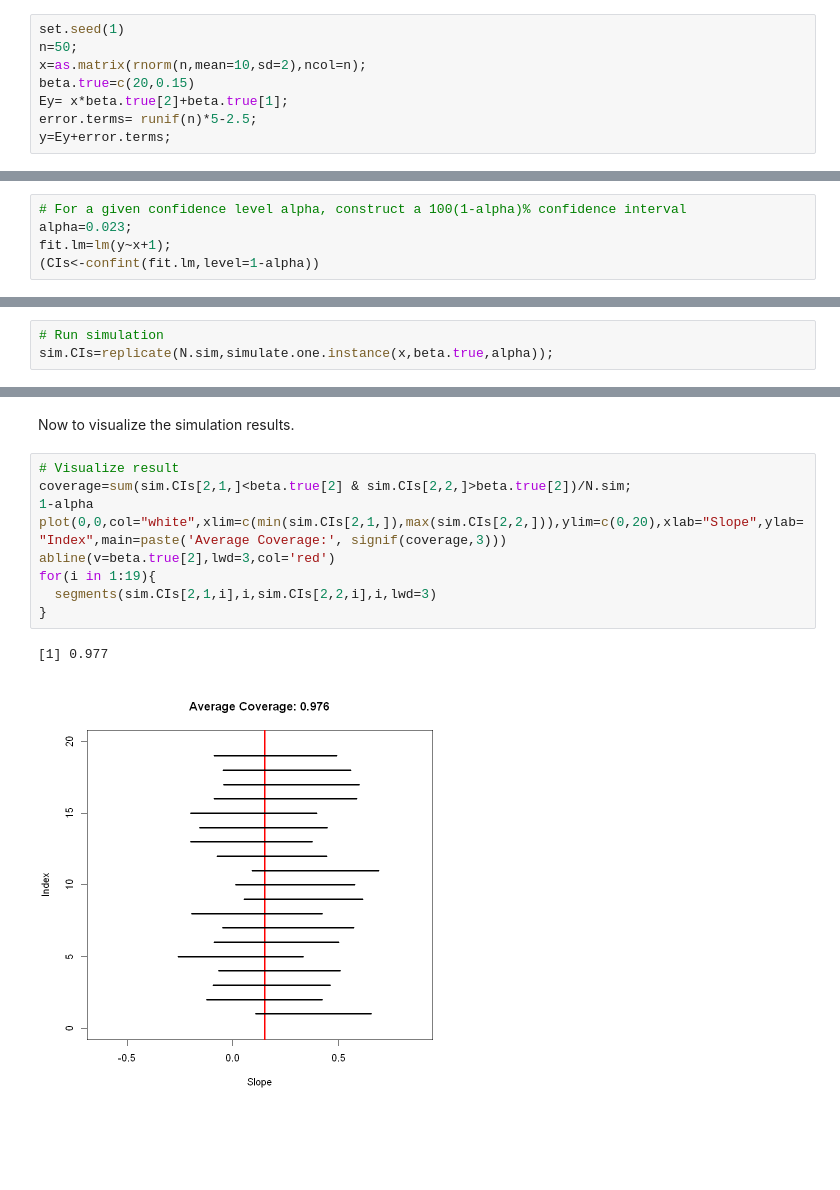
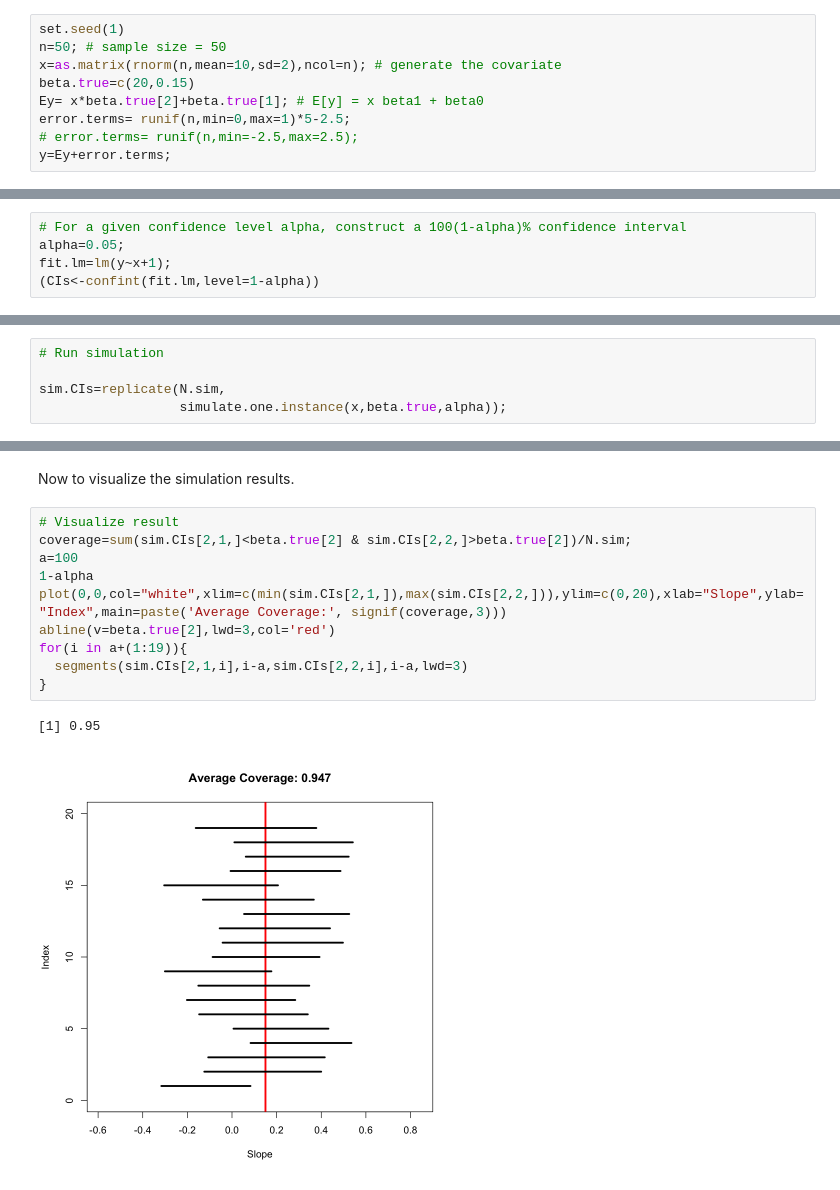
Before and after one commit to ChenShizhe/StatDataScience, a Jupyter notebook: Notes/AppendixDSimulation.ipynb, the cells around one changed output, grey strips where cells are left out. Saved outputs shown, nothing was run; the diff lists cells and outputs as text; blank space fills up the shorter version.

```diff
--- a/Notes/AppendixDSimulation.ipynb
+++ b/Notes/AppendixDSimulation.ipynb
@@ -133,17 +145,18 @@ $$
 where $\epsilon$ follows a uniform distribution in $[-2.5,2.5]$. The covariate $x$ will be drawn from a normal distribution with mean 10 and variance 4.
 # %%
 set.seed(1)
-n=50;
-x=as.matrix(rnorm(n,mean=10,sd=2),ncol=n);
+n=50; # sample size = 50
+x=as.matrix(rnorm(n,mean=10,sd=2),ncol=n); # generate the covariate
 beta.true=c(20,0.15)
-Ey= x*beta.true[2]+beta.true[1];
-error.terms= runif(n)*5-2.5;
+Ey= x*beta.true[2]+beta.true[1]; # E[y] = x beta1 + beta0
+error.terms= runif(n,min=0,max=1)*5-2.5;
+# error.terms= runif(n,min=-2.5,max=2.5);
 y=Ey+error.terms;
 # %% [markdown]
 We can use `lm()` and `confint()` in `R` to fit a linear regression and obtain the confidence intervals for $\beta_1$ and $\beta_0$.
 # %%
 # For a given confidence level alpha, construct a 100(1-alpha)% confidence interval
-alpha=0.023;
+alpha=0.05;
 fit.lm=lm(y~x+1);
 (CIs<-confint(fit.lm,level=1-alpha))
 # %% [output]
@@ -173,4 +189,6 @@ x=as.matrix(rnorm(n,mean=10,sd=2),ncol=n);
 beta.true=c(20,0.15)
 # %%
 # Run simulation
-sim.CIs=replicate(N.sim,simulate.one.instance(x,beta.true,alpha));
+
+sim.CIs=replicate(N.sim,
+                  simulate.one.instance(x,beta.true,alpha));
@@ -179,12 +206,13 @@ Now to visualize the simulation results.
 # %%
 # Visualize result
 coverage=sum(sim.CIs[2,1,]<beta.true[2] & sim.CIs[2,2,]>beta.true[2])/N.sim;
+a=100
 1-alpha
 plot(0,0,col="white",xlim=c(min(sim.CIs[2,1,]),max(sim.CIs[2,2,])),ylim=c(0,20),xlab="Slope",ylab="Index",main=paste('Average Coverage:', signif(coverage,3)))
 abline(v=beta.true[2],lwd=3,col='red')
-for(i in 1:19){
-  segments(sim.CIs[2,1,i],i,sim.CIs[2,2,i],i,lwd=3)
+for(i in a+(1:19)){
+  segments(sim.CIs[2,1,i],i-a,sim.CIs[2,2,i],i-a,lwd=3)
 }
 # %% [output]
-[1] 0.977
+[1] 0.95
-[figure, old version]
+[figure, new version]
```
Also changed, not shown: parts of 11 cells of this notebook, 10 other files.
